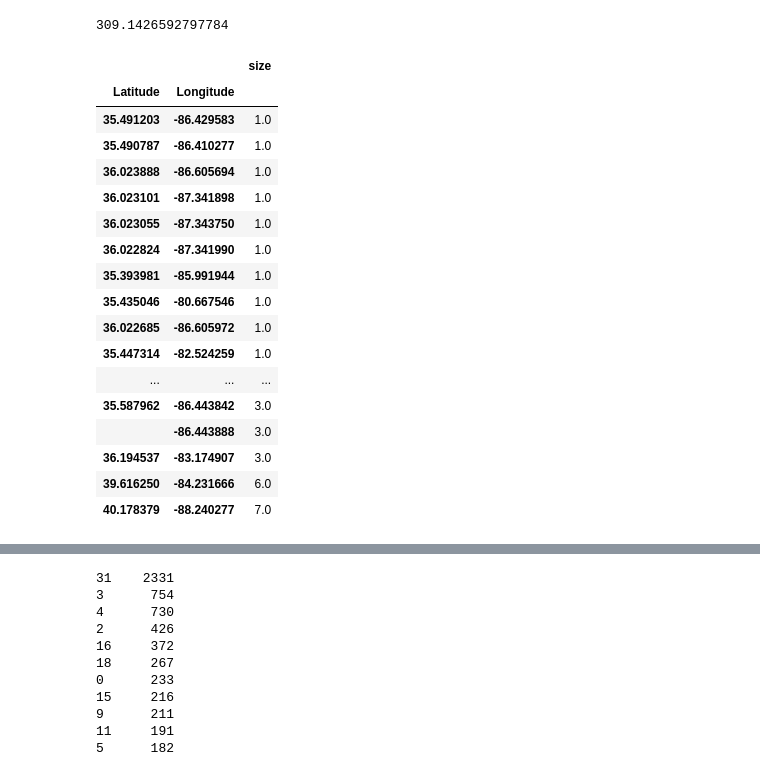
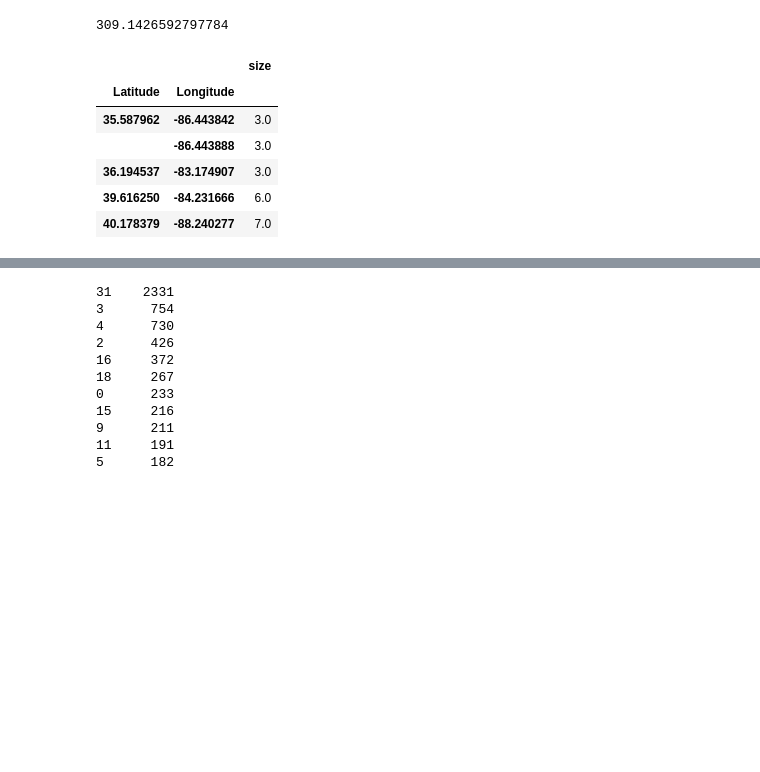
Before and after one commit to berneskaracay/dq-8-predicting-engine-derates-starfish, a Jupyter notebook: dq8.ipynb, the cells around one changed output, grey strips where cells are left out. Cells and saved outputs as stored; diff of their text form; code cells hidden in the pictures; blank space fills up the shorter version.

```diff
--- a/dq8.ipynb
+++ b/dq8.ipynb
@@ -433,21 +393,10 @@ iyi['size'].mean()
 # %%
 bk=full_derated.groupby(["Latitude","Longitude"])["Latitude","Longitude"].agg({np.size})
 bk=bk["Latitude"].sort_values(["size"])
-bk.tail(50)
+bk.tail(5)
 # %% [output]
 |  |  | size |
 | Latitude | Longitude |  |
-| 35.491203 | -86.429583 | 1.0 |
-| 35.490787 | -86.410277 | 1.0 |
-| 36.023888 | -86.605694 | 1.0 |
-| 36.023101 | -87.341898 | 1.0 |
-| 36.023055 | -87.343750 | 1.0 |
-| 36.022824 | -87.341990 | 1.0 |
-| 35.393981 | -85.991944 | 1.0 |
-| 35.435046 | -80.667546 | 1.0 |
-| 36.022685 | -86.605972 | 1.0 |
-| 35.447314 | -82.524259 | 1.0 |
-| ... | ... | ... |
 | 35.587962 | -86.443842 | 3.0 |
 |  | -86.443888 | 3.0 |
 | 36.194537 | -83.174907 | 3.0 |
```
Also changed, not shown: parts of 16 cells of this notebook.
